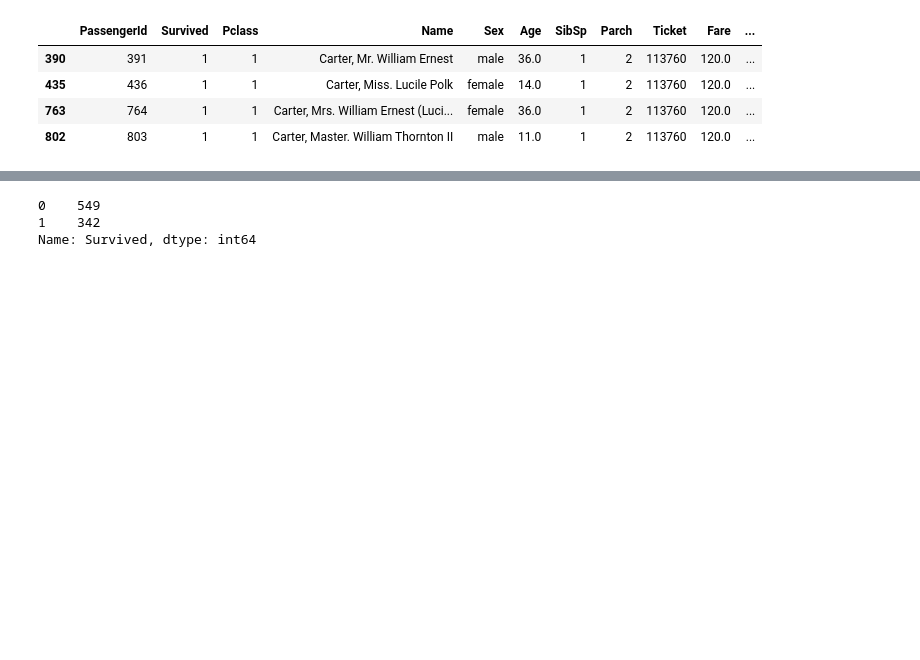
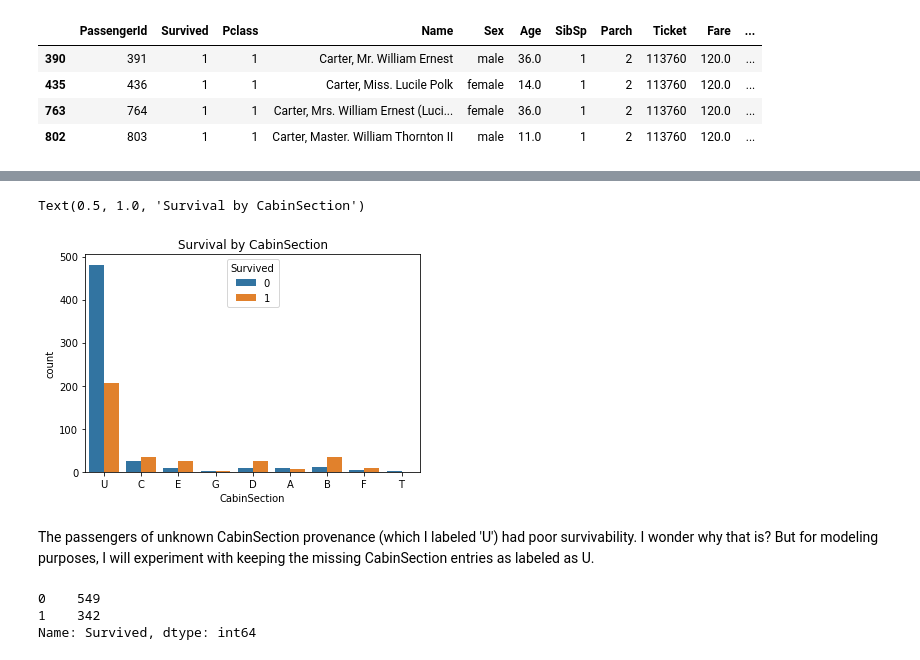
Before and after one commit to normanlew/titanic_logistic_regression, a Jupyter notebook: norman-titanic-logistic-regression.ipynb, the cells around one changed output, grey strips where cells are left out. Saved outputs shown, nothing was run; the diff lists cells and outputs as text; code cells hidden in the pictures; blank space fills up the shorter version.

```diff
--- a/norman-titanic-logistic-regression.ipynb
+++ b/norman-titanic-logistic-regression.ipynb
@@ -163,3 +227,11 @@ train_data.loc[train_data.Cabin == 'B96 B98']
+# %%
+sns.countplot(data=train_data, x="CabinSection", hue="Survived")
+plt.title("Survival by CabinSection")
+# %% [output]
+Text(0.5, 1.0, 'Survival by CabinSection')
+[figure, added]
+# %% [markdown]
+The passengers of unknown CabinSection provenance (which I labeled 'U') had poor survivability.  I wonder why that is?  But for modeling purposes, I will experiment with keeping the missing CabinSection entries as labeled as U.
 # %%
 s = train_data['Survived'].value_counts(dropna=False)
 # %%
```
Also changed, not shown: parts of 43 cells of this notebook, 1 other file.
